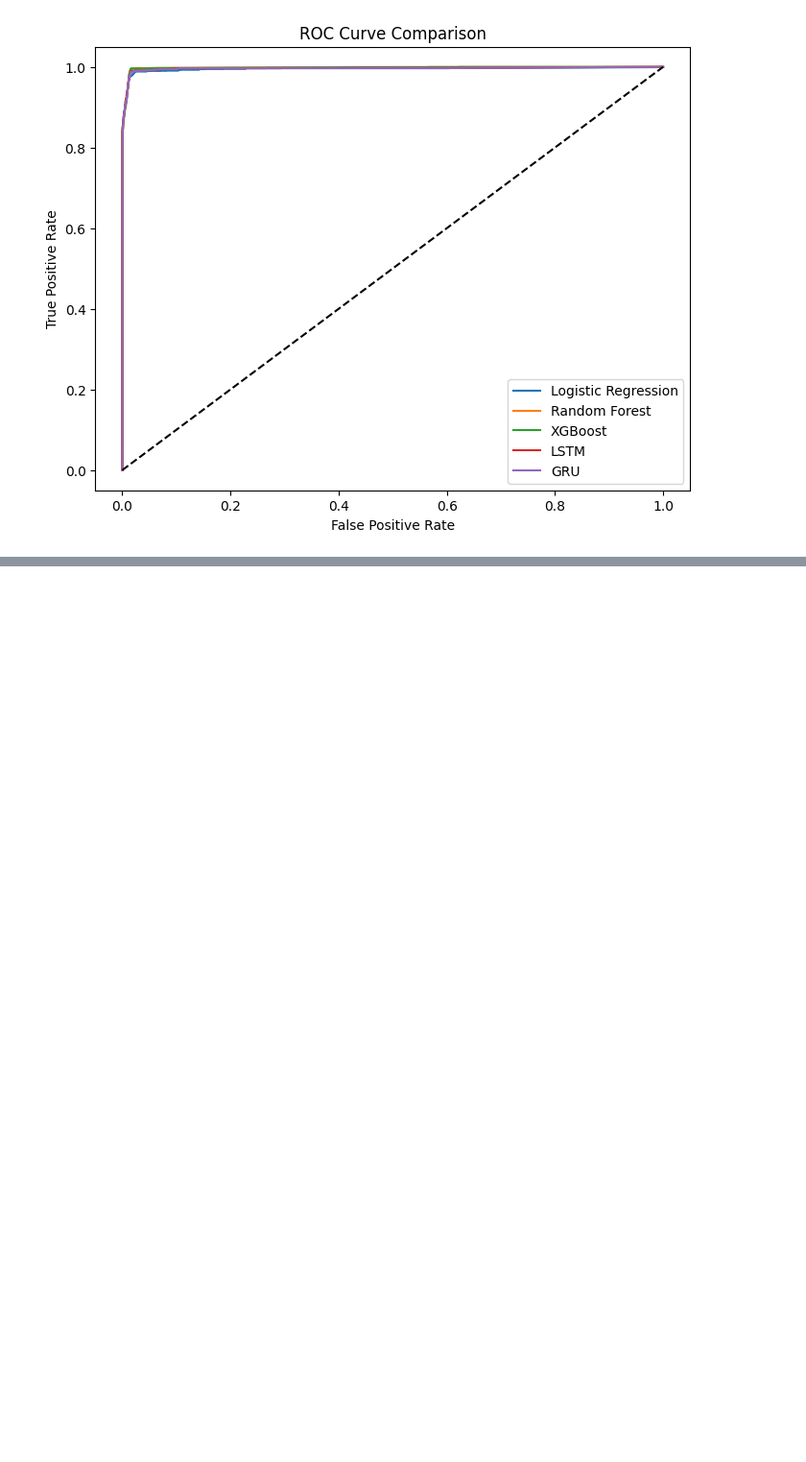
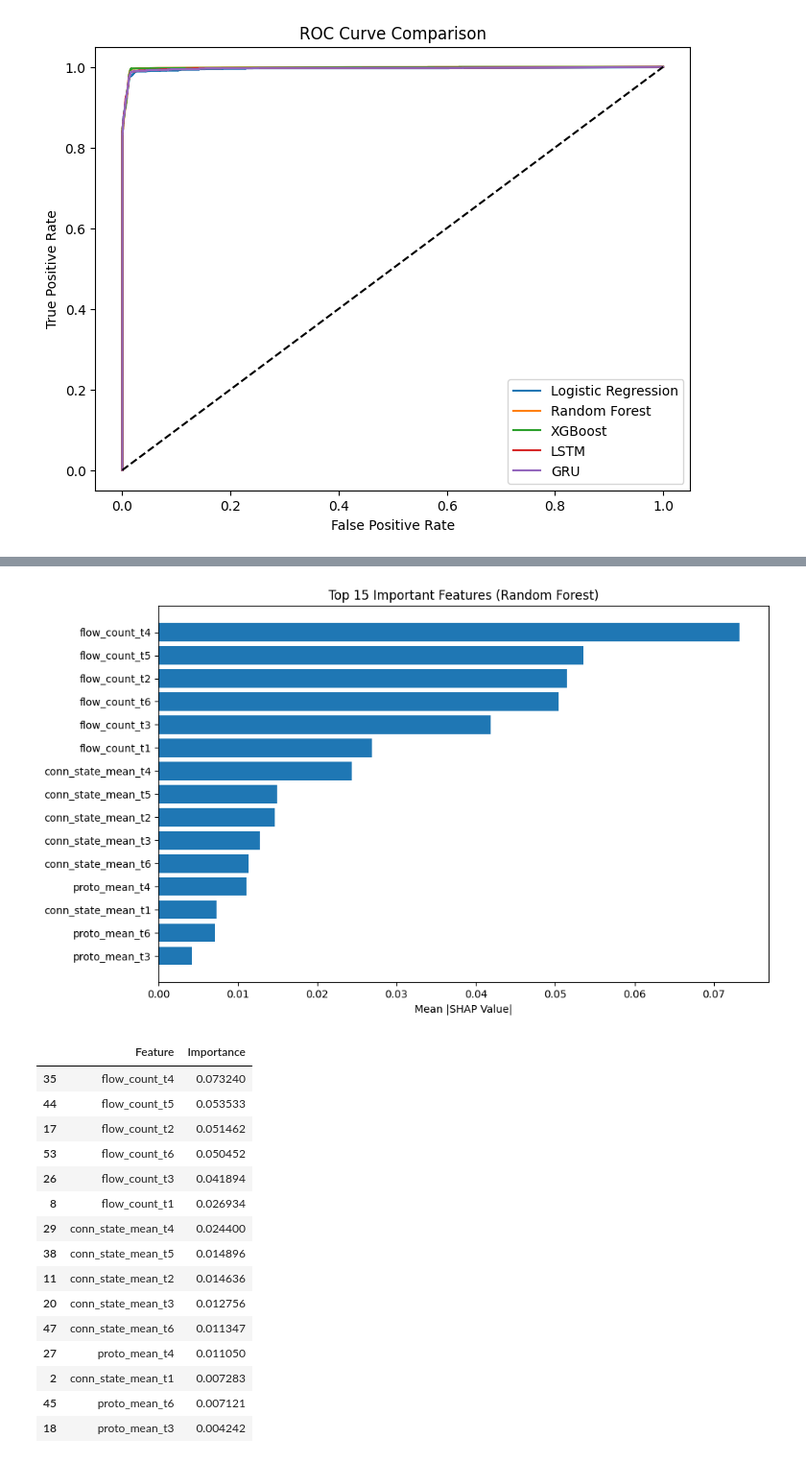
Before and after one commit to fardin0045/iot-compromise-, a Jupyter notebook: eaarly-2.ipynb, the cells around one changed output, grey strips where cells are left out. Shown at 96% size. Cells and saved outputs as stored; diff of their text form; code cells hidden in the pictures; blank space fills up the shorter version.

```diff
--- a/eaarly-2.ipynb
+++ b/eaarly-2.ipynb
@@ -1240,0 +1336,62 @@ plt.show()
+# %%
+# ============================================================
+# EXPLAINABLE AI (SHAP)
+# CELL 4
+# Global Feature Importance (Bar Plot)
+# ============================================================
+
+import numpy as np
+import matplotlib.pyplot as plt
+
+# Handle different SHAP output formats
+if isinstance(shap_values, list):
+    sv = shap_values[1]
+elif len(shap_values.shape) == 3:
+    sv = shap_values[:, :, 1]
+else:
+    sv = shap_values
+
+# Mean absolute SHAP value
+importance = np.abs(sv).mean(axis=0)
+
+# Top 15 features
+idx = np.argsort(importance)[::-1][:15]
+
+plt.figure(figsize=(10,6))
+plt.barh(
+    [feature_names[i] for i in idx][::-1],
+    importance[idx][::-1]
+)
+
+plt.xlabel("Mean |SHAP Value|")
+plt.title("Top 15 Important Features (Random Forest)")
+plt.tight_layout()
+plt.show()
+
+# Importance table
+import pandas as pd
+
+importance_df = pd.DataFrame({
+    "Feature": feature_names,
+    "Importance": importance
+}).sort_values("Importance", ascending=False)
+
+display(importance_df.head(15))
+# %% [output]
+[figure, added]
+|  | Feature | Importance |
+| 35 | flow_count_t4 | 0.073240 |
+| 44 | flow_count_t5 | 0.053533 |
+| 17 | flow_count_t2 | 0.051462 |
+| 53 | flow_count_t6 | 0.050452 |
+| 26 | flow_count_t3 | 0.041894 |
+| 8 | flow_count_t1 | 0.026934 |
+| 29 | conn_state_mean_t4 | 0.024400 |
+| 38 | conn_state_mean_t5 | 0.014896 |
+| 11 | conn_state_mean_t2 | 0.014636 |
+| 20 | conn_state_mean_t3 | 0.012756 |
+| 47 | conn_state_mean_t6 | 0.011347 |
+| 27 | proto_mean_t4 | 0.011050 |
+| 2 | conn_state_mean_t1 | 0.007283 |
+| 45 | proto_mean_t6 | 0.007121 |
+| 18 | proto_mean_t3 | 0.004242 |
```
Also changed, not shown: parts of 24 cells of this notebook.
